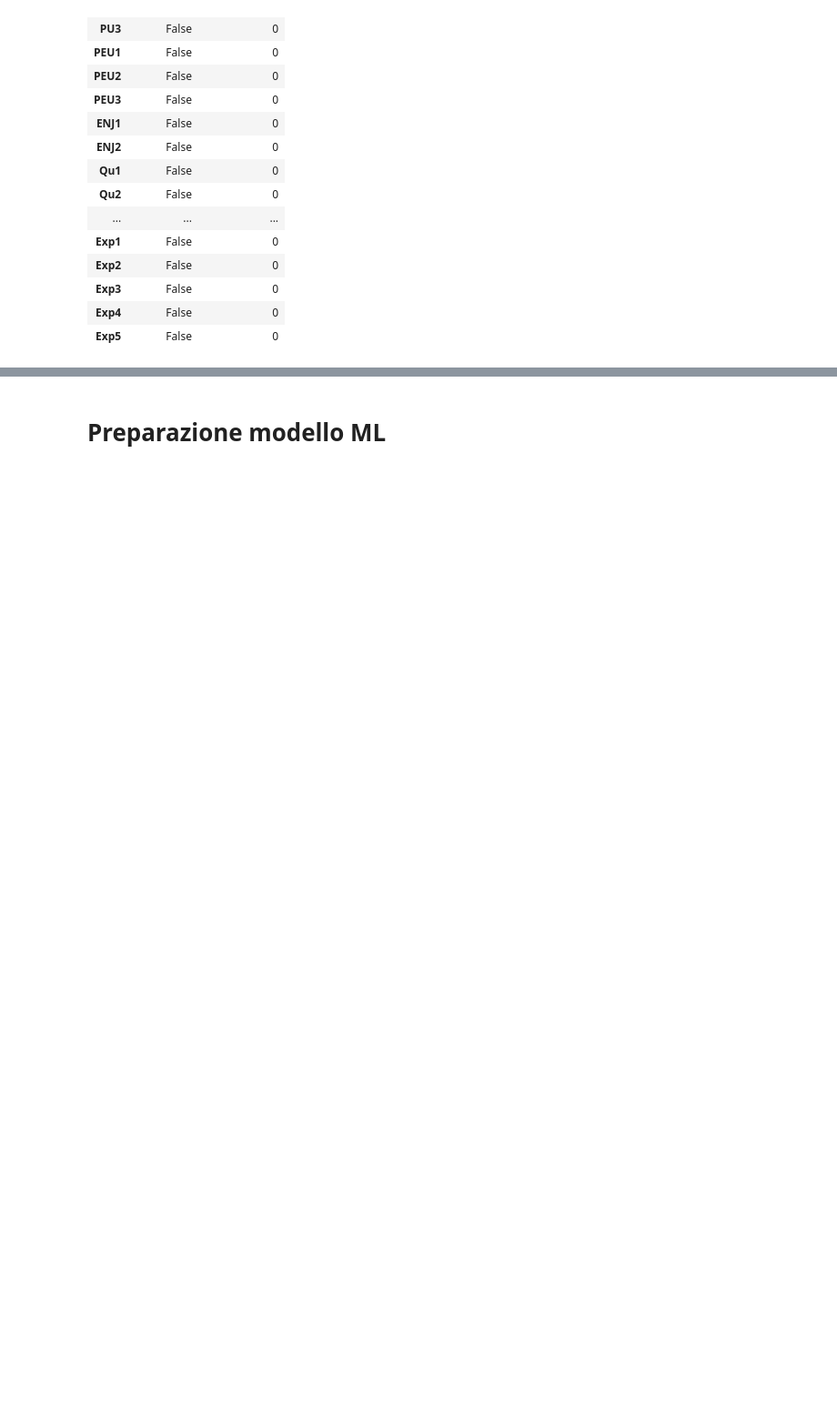
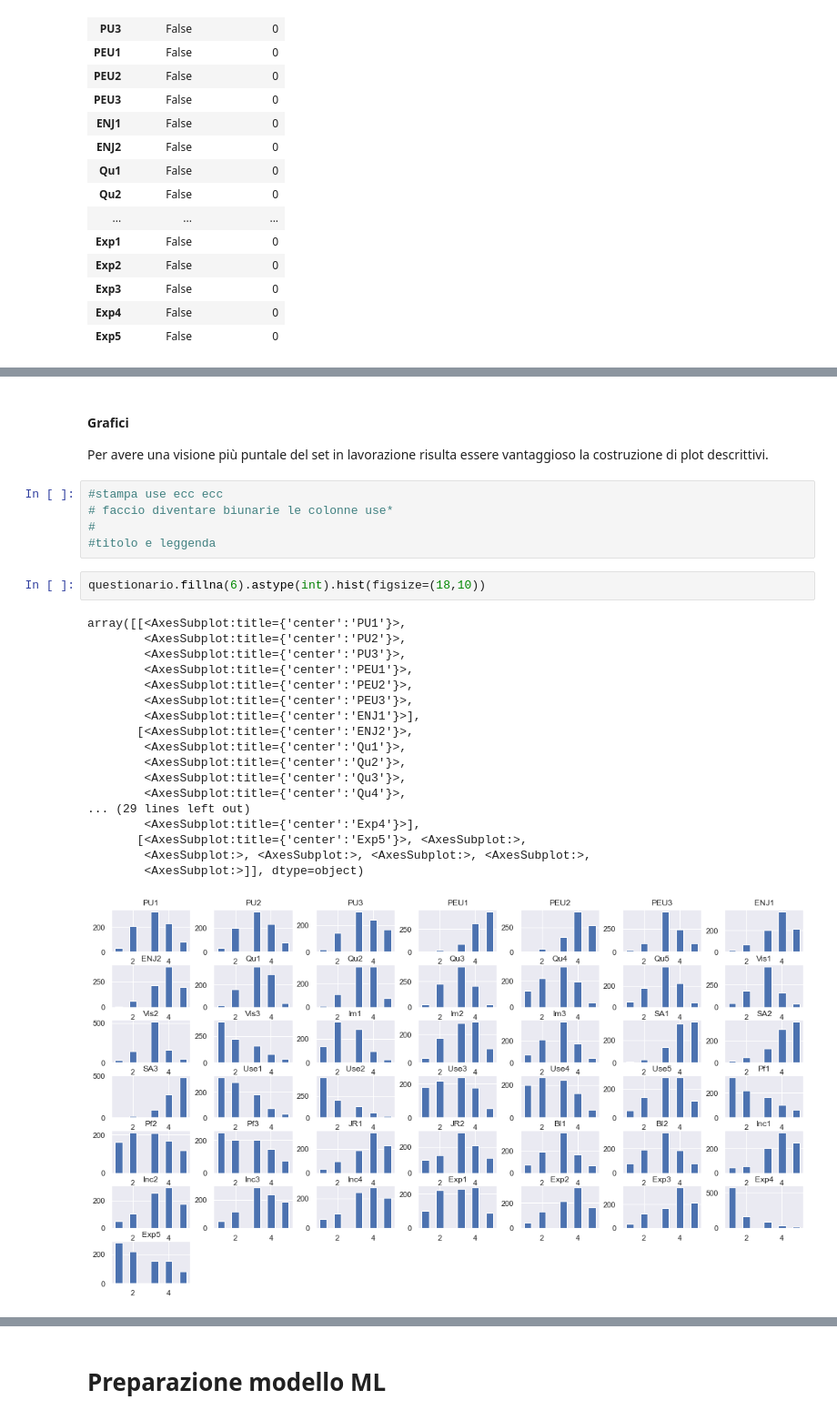
Before and after one commit to AposVinc/wiki4HEProject, a Jupyter notebook: wiki4HE.ipynb, the cells around one changed output, grey strips where cells are left out. Shown at 91% size. Cells and saved outputs as stored; diff of their text form; blank space fills up the shorter version.

```diff
--- a/wiki4HE.ipynb
+++ b/wiki4HE.ipynb
@@ -653,0 +657,30 @@ questionario.describe()
+# %% [markdown]
+#### Grafici
+
+Per avere una visione più puntale del set in lavorazione risulta essere vantaggioso la costruzione di plot descrittivi.
+# %%
+#stampa use ecc ecc
+# faccio diventare biunarie le colonne use*
+#
+#titolo e leggenda
+# %%
+questionario.fillna(6).astype(int).hist(figsize=(18,10))
+# %% [output]
+array([[<AxesSubplot:title={'center':'PU1'}>,
+        <AxesSubplot:title={'center':'PU2'}>,
+        <AxesSubplot:title={'center':'PU3'}>,
+        <AxesSubplot:title={'center':'PEU1'}>,
+        <AxesSubplot:title={'center':'PEU2'}>,
+        <AxesSubplot:title={'center':'PEU3'}>,
+        <AxesSubplot:title={'center':'ENJ1'}>],
+       [<AxesSubplot:title={'center':'ENJ2'}>,
+        <AxesSubplot:title={'center':'Qu1'}>,
+        <AxesSubplot:title={'center':'Qu2'}>,
+        <AxesSubplot:title={'center':'Qu3'}>,
+        <AxesSubplot:title={'center':'Qu4'}>,
+... (29 lines left out)
+        <AxesSubplot:title={'center':'Exp4'}>],
+       [<AxesSubplot:title={'center':'Exp5'}>, <AxesSubplot:>,
+        <AxesSubplot:>, <AxesSubplot:>, <AxesSubplot:>, <AxesSubplot:>,
+        <AxesSubplot:>]], dtype=object)
+[figure, added]
```
Also changed, not shown: parts of 26 cells of this notebook.
